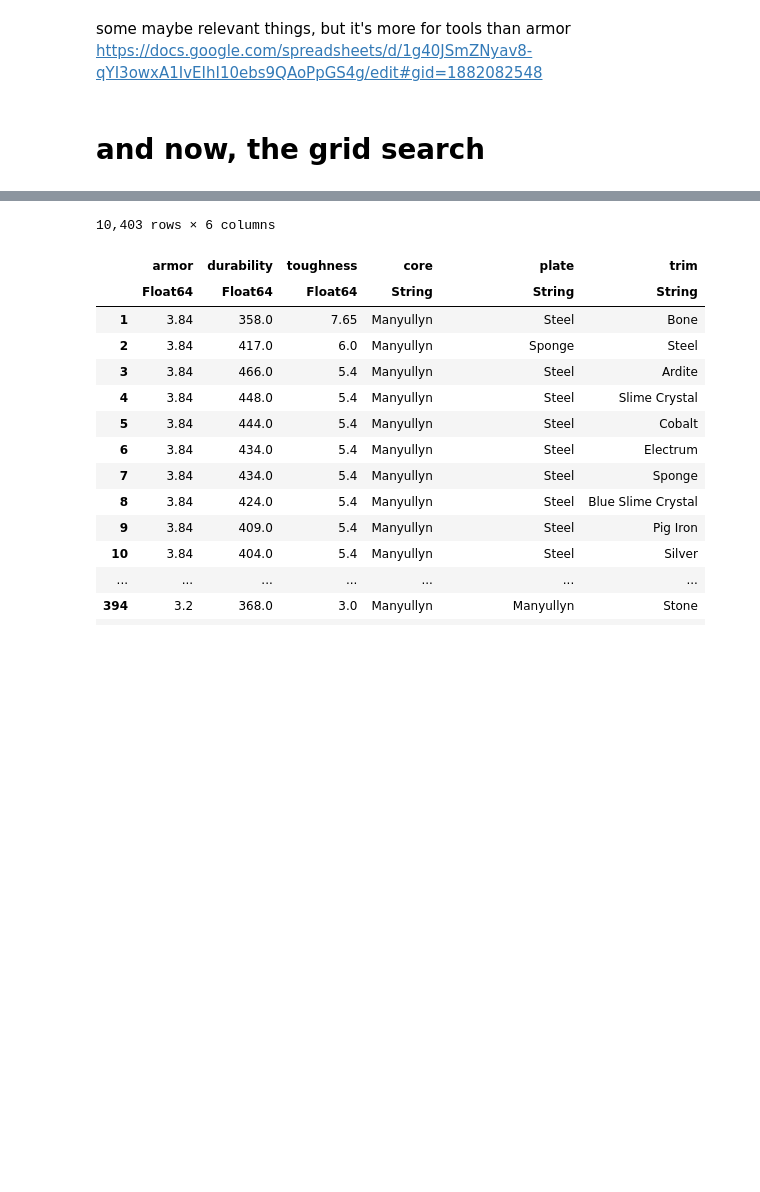
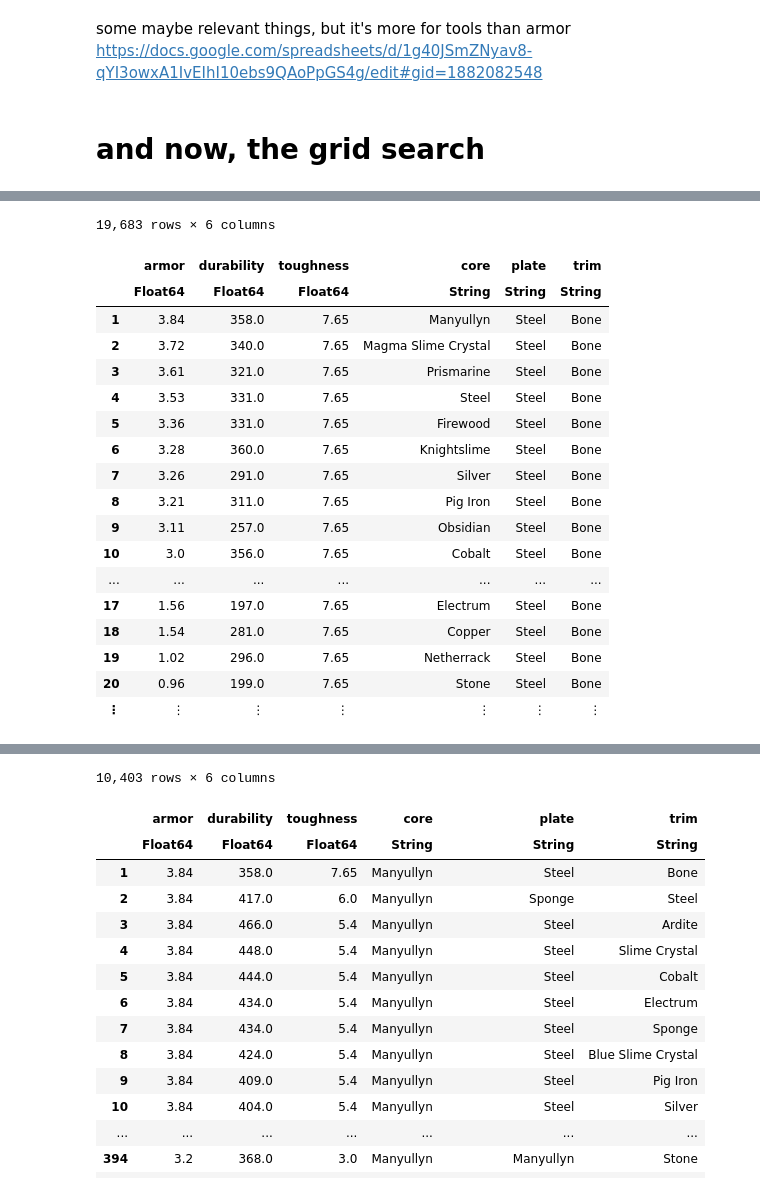
Before and after one commit to racinmat/MinecraftThings, a Jupyter notebook: construct armory calcs.ipynb, the cells around one changed output, grey strips where cells are left out. Cells and saved outputs as stored; diff of their text form; code cells hidden in the pictures; blank space fills up the shorter version.

```diff
--- a/construct armory calcs.ipynb
+++ b/construct armory calcs.ipynb
@@ -308,0 +332,23 @@ comb_df = select(comb_df, [:armor, :durability, :toughness, :core, :plate, :trim
+# %%
+ENV["LINES"] = 20
+sort(comb_df, [:toughness, :armor, :durability], rev=true)
+# %% [output]
+19,683 rows × 6 columns
+|  | armor | durability | toughness | core | plate | trim |
+|  | Float64 | Float64 | Float64 | String | String | String |
+| 1 | 3.84 | 358.0 | 7.65 | Manyullyn | Steel | Bone |
+| 2 | 3.72 | 340.0 | 7.65 | Magma Slime Crystal | Steel | Bone |
+| 3 | 3.61 | 321.0 | 7.65 | Prismarine | Steel | Bone |
+| 4 | 3.53 | 331.0 | 7.65 | Steel | Steel | Bone |
+| 5 | 3.36 | 331.0 | 7.65 | Firewood | Steel | Bone |
+| 6 | 3.28 | 360.0 | 7.65 | Knightslime | Steel | Bone |
+| 7 | 3.26 | 291.0 | 7.65 | Silver | Steel | Bone |
+| 8 | 3.21 | 311.0 | 7.65 | Pig Iron | Steel | Bone |
+| 9 | 3.11 | 257.0 | 7.65 | Obsidian | Steel | Bone |
+| 10 | 3.0 | 356.0 | 7.65 | Cobalt | Steel | Bone |
+| ... | ... | ... | ... | ... | ... | ... |
+| 17 | 1.56 | 197.0 | 7.65 | Electrum | Steel | Bone |
+| 18 | 1.54 | 281.0 | 7.65 | Copper | Steel | Bone |
+| 19 | 1.02 | 296.0 | 7.65 | Netherrack | Steel | Bone |
+| 20 | 0.96 | 199.0 | 7.65 | Stone | Steel | Bone |
+| ⋮ | ⋮ | ⋮ | ⋮ | ⋮ | ⋮ | ⋮ |
```
Also changed, not shown: parts of 2 cells of this notebook.
